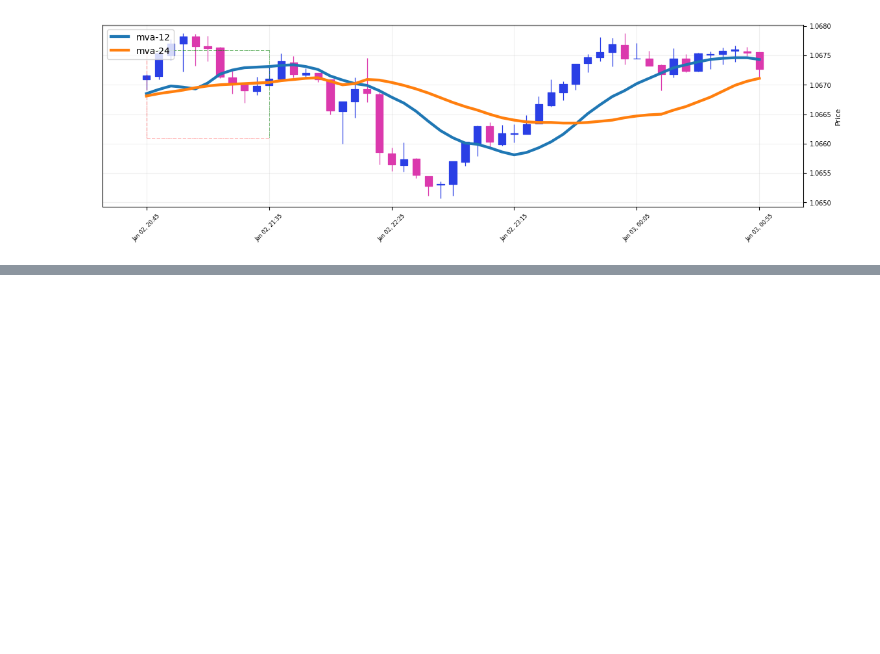
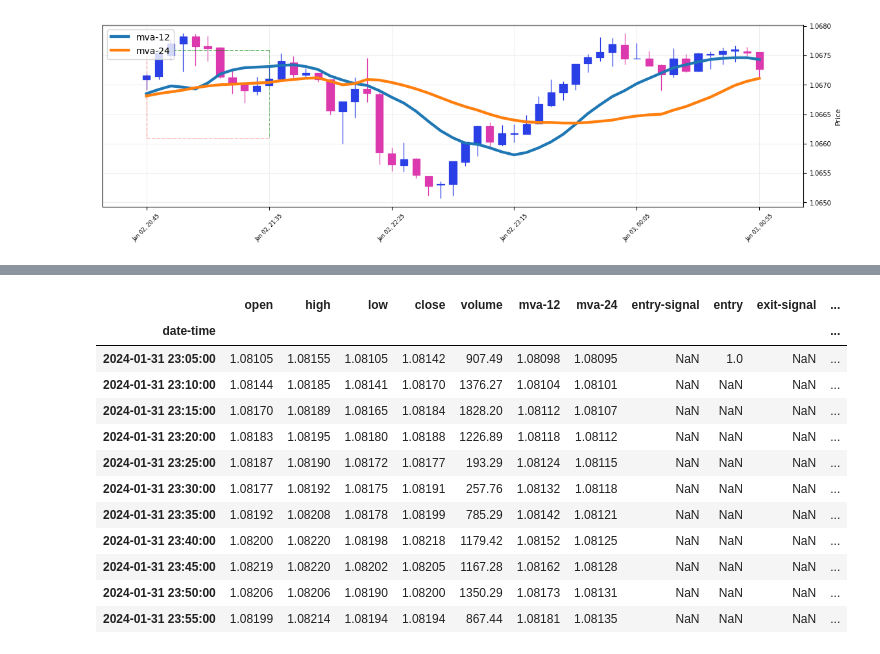
Before and after one commit to mchiuminatto/triple_barrier, a Jupyter notebook: docs/test_plot_triple_barrier.ipynb, the cells around one changed output, grey strips where cells are left out. Saved outputs shown, nothing was run; the diff lists cells and outputs as text; code cells hidden in the pictures; blank space fills up the shorter version.

```diff
--- a/docs/test_plot_triple_barrier.ipynb
+++ b/docs/test_plot_triple_barrier.ipynb
@@ -90,2 +90,16 @@ Time barrier 2023-07-18 05:05:00
 # %%
-price["2023-01-02 20:45:00":].head(11)
+price["2024-01-31 23:05:00":].head(11)
+# %% [output]
+|  | open | high | low | close | volume | mva-12 | mva-24 | entry-signal | entry | exit-signal | ... |
+| date-time |  |  |  |  |  |  |  |  |  |  | ... |
+| 2024-01-31 23:05:00 | 1.08105 | 1.08155 | 1.08105 | 1.08142 | 907.49 | 1.08098 | 1.08095 | NaN | 1.0 | NaN | ... |
+| 2024-01-31 23:10:00 | 1.08144 | 1.08185 | 1.08141 | 1.08170 | 1376.27 | 1.08104 | 1.08101 | NaN | NaN | NaN | ... |
+| 2024-01-31 23:15:00 | 1.08170 | 1.08189 | 1.08165 | 1.08184 | 1828.20 | 1.08112 | 1.08107 | NaN | NaN | NaN | ... |
+| 2024-01-31 23:20:00 | 1.08183 | 1.08195 | 1.08180 | 1.08188 | 1226.89 | 1.08118 | 1.08112 | NaN | NaN | NaN | ... |
+| 2024-01-31 23:25:00 | 1.08187 | 1.08190 | 1.08172 | 1.08177 | 193.29 | 1.08124 | 1.08115 | NaN | NaN | NaN | ... |
+| 2024-01-31 23:30:00 | 1.08177 | 1.08192 | 1.08175 | 1.08191 | 257.76 | 1.08132 | 1.08118 | NaN | NaN | NaN | ... |
+| 2024-01-31 23:35:00 | 1.08192 | 1.08208 | 1.08178 | 1.08199 | 785.29 | 1.08142 | 1.08121 | NaN | NaN | NaN | ... |
+| 2024-01-31 23:40:00 | 1.08200 | 1.08220 | 1.08198 | 1.08218 | 1179.42 | 1.08152 | 1.08125 | NaN | NaN | NaN | ... |
+| 2024-01-31 23:45:00 | 1.08219 | 1.08220 | 1.08202 | 1.08205 | 1167.28 | 1.08162 | 1.08128 | NaN | NaN | NaN | ... |
+| 2024-01-31 23:50:00 | 1.08206 | 1.08206 | 1.08190 | 1.08200 | 1350.29 | 1.08173 | 1.08131 | NaN | NaN | NaN | ... |
+| 2024-01-31 23:55:00 | 1.08199 | 1.08214 | 1.08194 | 1.08194 | 867.44 | 1.08181 | 1.08135 | NaN | NaN | NaN | ... |
```
Also changed, not shown: parts of 1 cell of this notebook, 2 other files.
